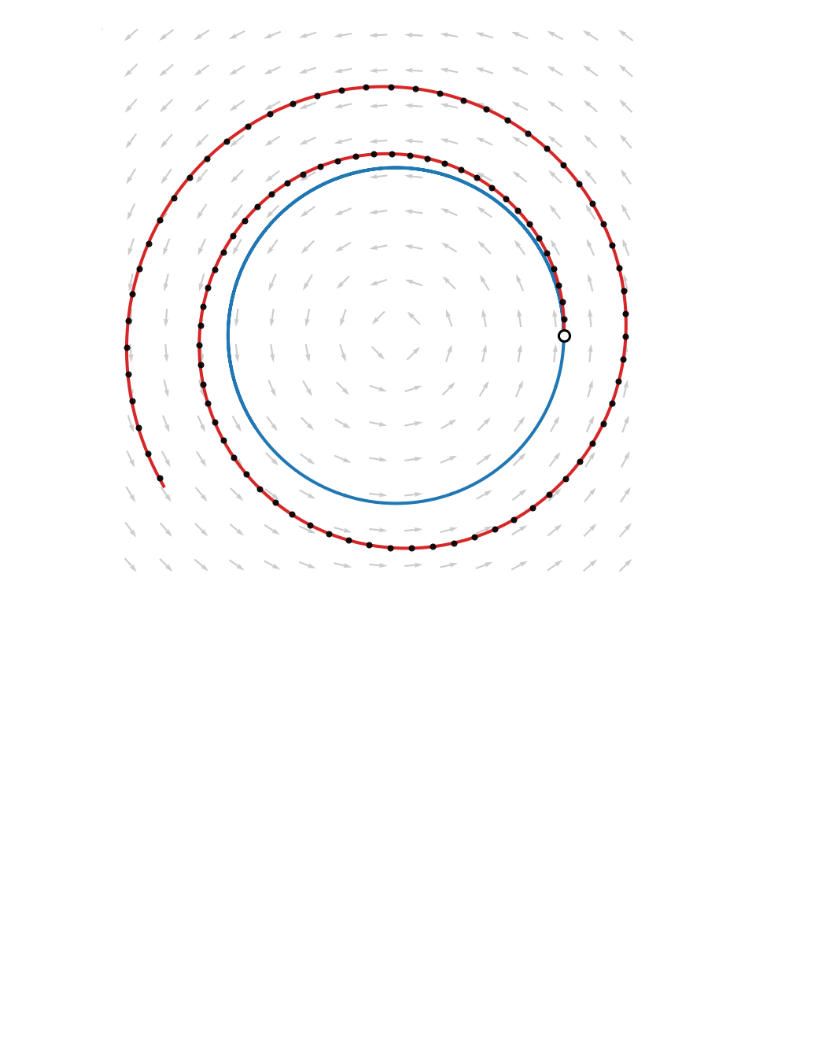
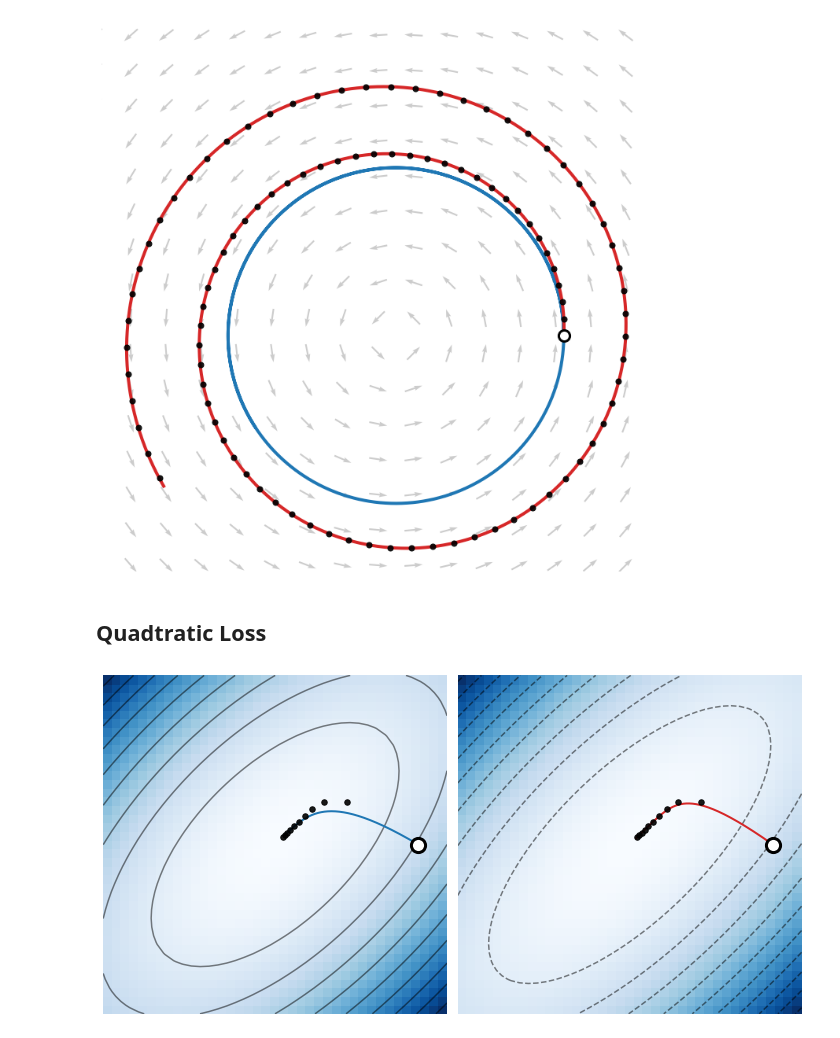
Before and after one commit to danielkunin/neural-mechanics, a Jupyter notebook: notebooks/theory.ipynb, the cells around one changed output. Saved outputs shown, nothing was run; the diff lists cells and outputs as text; code cells hidden in the pictures; blank space fills up the shorter version.

Commit message:
quadtratic loss example for modified eq

```diff
--- a/notebooks/theory.ipynb
+++ b/notebooks/theory.ipynb
@@ -448,3 +450,81 @@ plt.tight_layout()
 plt.savefig('modified-equation.pdf', format='pdf', bbox_inches='tight')
 # %% [output]
 [figure]
+# %% [markdown]
+## Quadtratic Loss
+# %%
+# A = np.array([[4,2],[2,5]])
+# A = np.array([[1,1],[-1,1]])
+Sigma = np.array([[1,0],[0,4]])
+V = np.array([[1,1],[1,-1]])
+A = V.T.dot(Sigma).dot(V)
+
+def gradient_flow(w10, w20, time, Sigma):
+    w1 = [w10]
+    w2 = [w20]
+    for t in time:
+        w1.append(np.exp(-Sigma[0,0] * t) * w10)
+        w2.append(np.exp(-Sigma[1,1] * t) * w20)
+    return w1, w2
+
+def gradient_descent(w10, w20, num_steps, eta, A):
+    w1 = [w10]
+    w2 = [w20]
+    for i in range(num_steps):
+        g1 = eta * (A[0,0] * w1[-1]  +  A[0,1] * w2[-1])
+        g2 = eta * (A[1,0] * w1[-1]  +  A[1,1] * w2[-1])
+        w1.append(w1[-1] - g1)
+        w2.append(w2[-1] - g2)
+    return w1, w2
+
+def modified_eq(w1, w2, time, eta):
+    w1 = [w10]
+    w2 = [w20]
+    for t in time:
+        w1.append(np.exp(eta/2 * t) * np.cos(t))
+        w2.append(np.exp(eta/2 * t) * np.sin(t))
+    return w1, w2
+
+n = 30
+eta=0.1
+num_steps = 10
+T = num_steps * eta
+w10 = 25
+w20 = 0
+time = np.linspace(0, T, 100000)
+# gf_1, gf_2 = gradient_flow(w10, w20, time)
+gf_1, gf_2 = gradient_descent(w10, w20, 1000, 0.001, A)
+# gf_1, gf_2 = gradient_flow(w10, w20, time, Sigma)
+gd_1, gd_2 = gradient_descent(w10, w20, num_steps, eta, A)
+M = A + eta * np.matmul(A.T, A)
+me_1, me_2 = gradient_descent(w10, w20, 1000, 0.001, M)
+
+
+fig, ax = plt.subplots(1, 2, figsize=(10,5))
+ax[0].plot(gf_1, gf_2, color=plt.cm.tab10(0), label='Gradient Flow', lw=2)
+ax[0].scatter(gd_1, gd_2, color='k', alpha=0.9, label='Gradient Descent', zorder=100, s=30)
+ax[0].scatter(w10, w20, color='w', zorder=120, s=200, edgecolors='k', linewidth=3)
+
+ax[1].plot(me_1, me_2, color=plt.cm.tab10(3), label='Modified Equation', lw=2)
+ax[1].scatter(gd_1, gd_2, color='k', alpha=0.9, label='Gradient Descent', zorder=100, s=30)
+ax[1].scatter(w10, w20, color='w', zorder=120, s=200, edgecolors='k', linewidth=3)
+
+# ax[0].axis('square')
+# ax[1].axis('square')
+ax[0].axis('off')
+ax[1].axis('off')
+
+w1, w2 = np.meshgrid(np.linspace(-n, n, 40), np.linspace(-n, n, 40))
+Z = A[0,0] * w1**2 + (A[0,1] + A[1,0])*w1*w2 + A[1,1] * w2**2
+ZM = M[0,0] * w1**2 + (M[0,1] + M[1,0])*w1*w2 + M[1,1] * w2**2
+
+ax[0].contour(w1, w2, Z, levels=10, colors='black', alpha=0.5, linestyles='solid')
+ax[0].pcolormesh(w1, w2, Z, cmap='Blues')
+
+ax[1].contour(w1, w2, ZM, levels=10, colors='black', alpha=0.5, linestyles='dashed')
+ax[1].pcolormesh(w1, w2, ZM, cmap='Blues')
+
+plt.tight_layout()
+# plt.savefig('modified-equation.pdf', format='pdf', bbox_inches='tight')
+# %% [output]
+[figure, added]
```
Also changed, not shown: parts of 1 cell of this notebook.
